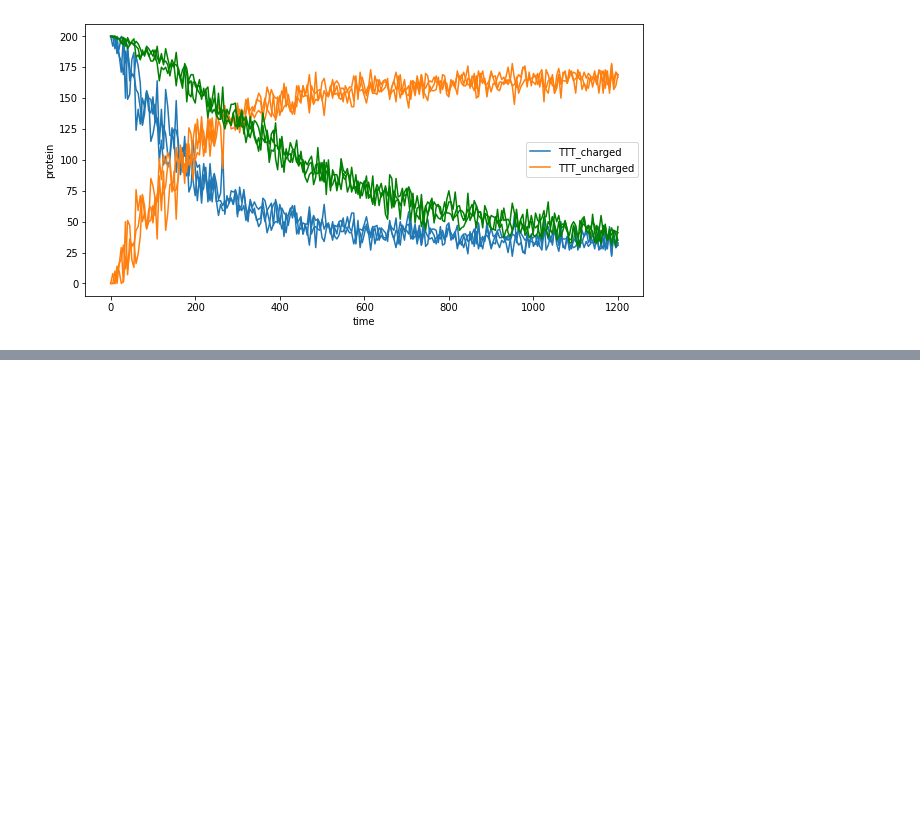
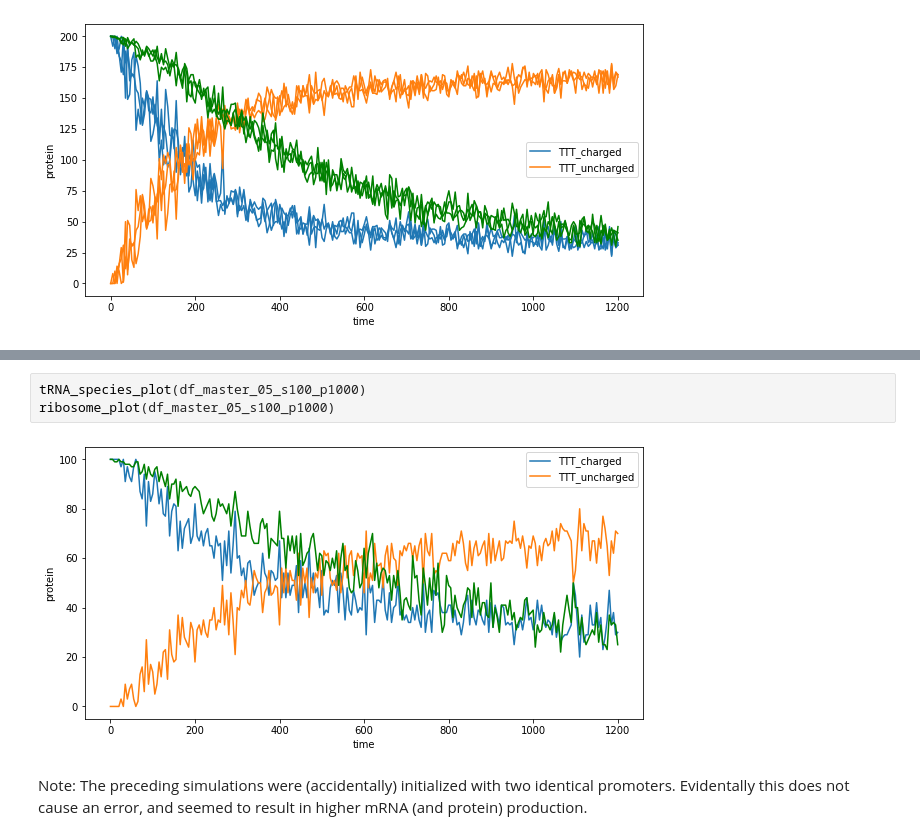
Before and after one commit to alexismhill3/tRNA-dynamics, a Jupyter notebook: analysis/analysis_simple.ipynb, the cells around one changed output, grey strips where cells are left out. Saved outputs shown, nothing was run; the diff lists cells and outputs as text; blank space fills up the shorter version.

```diff
--- a/analysis/analysis_simple.ipynb
+++ b/analysis/analysis_simple.ipynb
@@ -49,0 +63,7 @@ ribosome_plot(df_master_s100)
+# %%
+tRNA_species_plot(df_master_05_s100_p1000)
+ribosome_plot(df_master_05_s100_p1000)
+# %% [output]
+[figure, added]
+# %% [markdown]
+Note: The preceding simulations were (accidentally) initialized with two identical promoters. Evidentally this does not cause an error, and seemed to result in higher mRNA (and protein) production.
```
Also changed, not shown: parts of 4 cells of this notebook, 4 other files.
